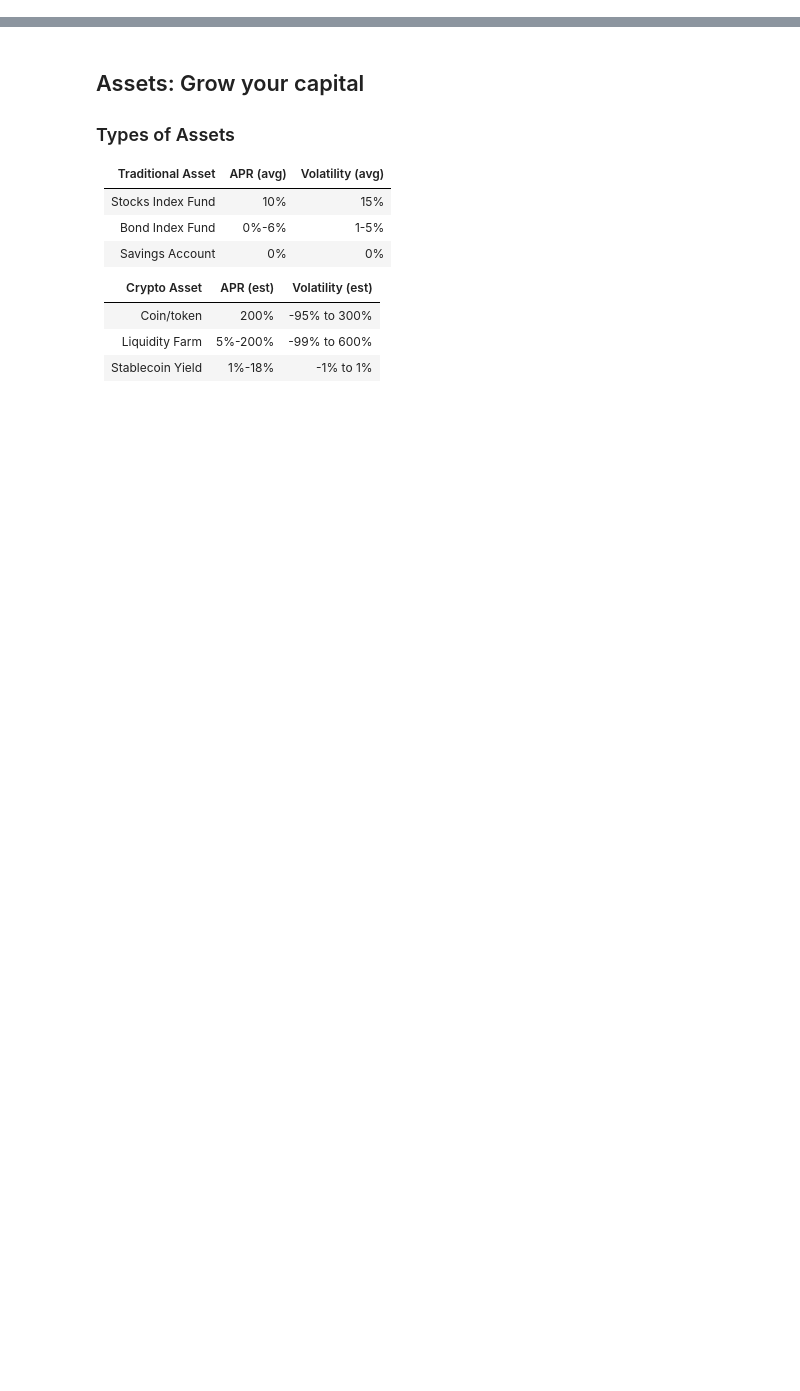
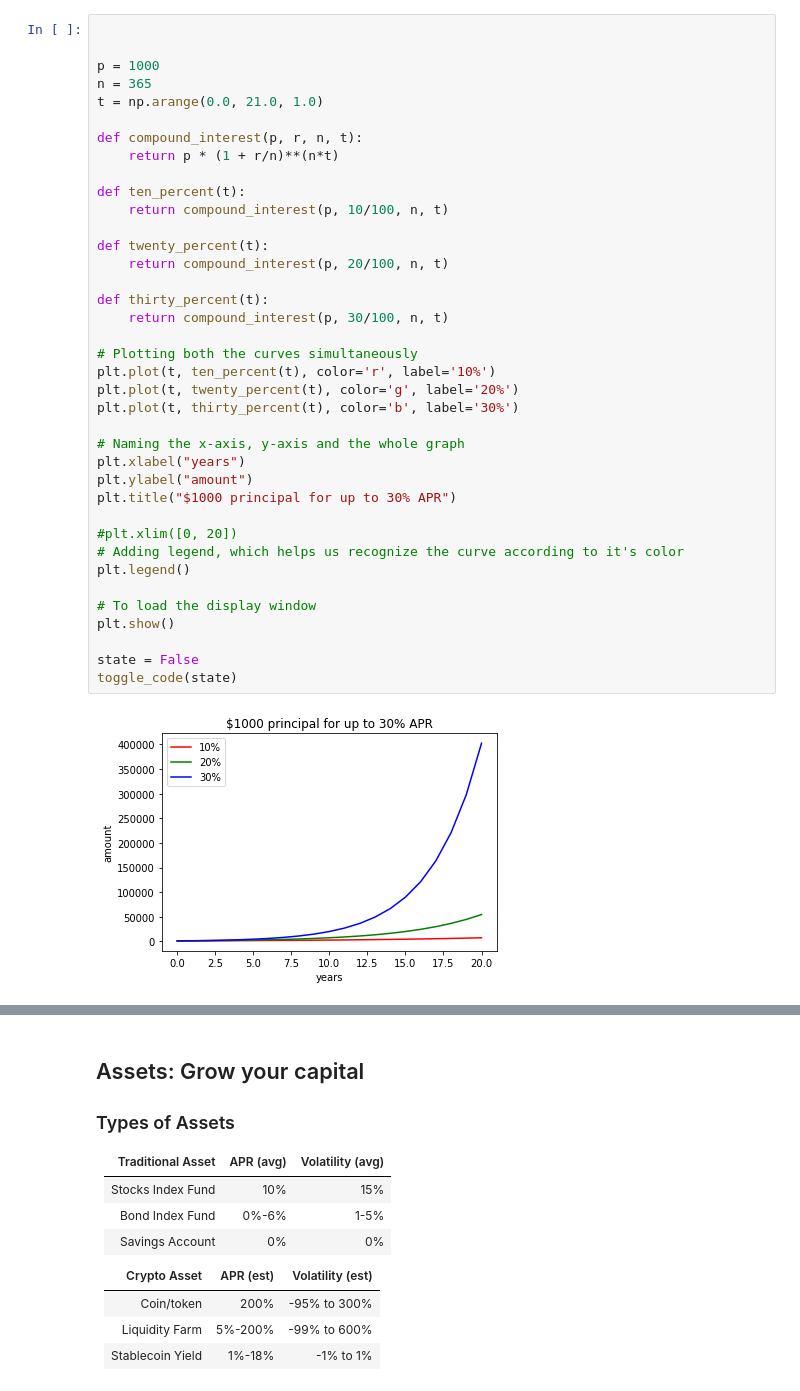
Before and after one commit to cryptalt/cryptalt-crypto-compendium, a Jupyter notebook: cryptalt-crypto-compendium.ipynb, the cells around one changed output, grey strips where cells are left out. Cells and saved outputs as stored; diff of their text form; blank space fills up the shorter version.

```diff
--- a/cryptalt-crypto-compendium.ipynb
+++ b/cryptalt-crypto-compendium.ipynb
@@ -153,0 +208,40 @@ toggle_code(state)
+# %%
+
+
+p = 1000
+n = 365
+t = np.arange(0.0, 21.0, 1.0)
+
+def compound_interest(p, r, n, t):
+    return p * (1 + r/n)**(n*t)
+
+def ten_percent(t):
+    return compound_interest(p, 10/100, n, t)
+
+def twenty_percent(t):
+    return compound_interest(p, 20/100, n, t)
+
+def thirty_percent(t):
+    return compound_interest(p, 30/100, n, t)
+
+# Plotting both the curves simultaneously
+plt.plot(t, ten_percent(t), color='r', label='10%')
+plt.plot(t, twenty_percent(t), color='g', label='20%')
+plt.plot(t, thirty_percent(t), color='b', label='30%')
+
+# Naming the x-axis, y-axis and the whole graph
+plt.xlabel("years")
+plt.ylabel("amount")
+plt.title("$1000 principal for up to 30% APR")
+
+#plt.xlim([0, 20])
+# Adding legend, which helps us recognize the curve according to it's color
+plt.legend()
+
+# To load the display window
+plt.show()
+
+state = False
+toggle_code(state)
+# %% [output]
+[figure, added]
```
Also changed, not shown: parts of 17 cells of this notebook, 2 other files.
